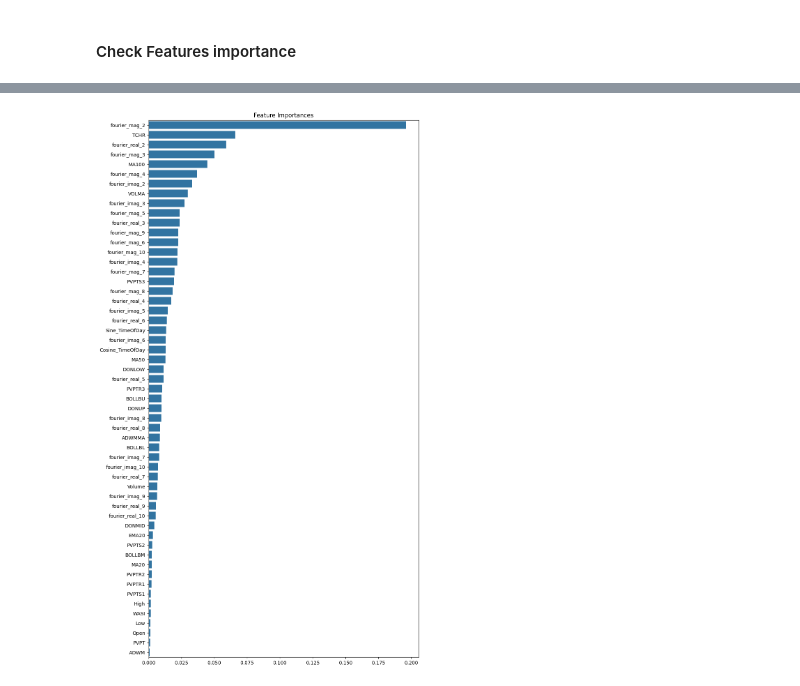
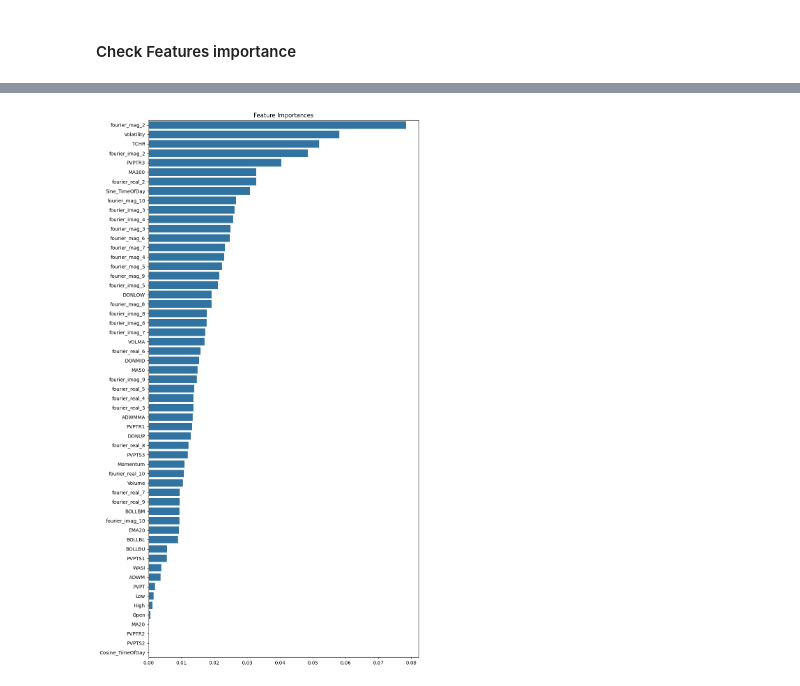
Before and after one commit to rahulpradeep4218/Uns_SPY_Trading, a Jupyter notebook: Experiments/exp9_EDA.ipynb, the cells around one changed output, grey strips where cells are left out. Cells and saved outputs as stored; diff of their text form; code cells hidden in the pictures.

Commit message:
added code for multistep transformer to predict categorical outputs

```diff
--- a/Experiments/exp9_EDA.ipynb
+++ b/Experiments/exp9_EDA.ipynb
@@ -202,6 +236,8 @@ def add_new_features_df(data):
 
     data = calculate_WASI(data)
 
+    data = compute_volatility_momentum(data, price_col='Close', vol_window=config['volatility_period'], mom_window=config['momentum_period'])
+
     volume_ma_period = config['volume_ma_period']
 
     data['VOLMA'] = talib.SMA(data['Volume'], timeperiod=volume_ma_period)
@@ -347,7 +383,7 @@ plt.show()
 # %% [output]
 [figure]
 # %%
-other_features = ['ADWM', 'ADWMMA', 'WASI', 'TCHR']
+other_features = ['ADWM', 'ADWMMA', 'WASI', 'TCHR','Volatility', 'Momentum','ADJATR']
 trading_data_transformed[other_features].hist(figsize=(12,10), bins=130, edgecolor='black')
 plt.tight_layout()
 plt.show()
@@ -422,7 +436,31 @@ feature_names = X.columns
+# %%
+
+for step in range(1, m_bars+1):
+    trading_data_transformed[f'Close_t+{step}'] = trading_data_transformed['Close'].shift(-step)
+
+trading_data_transformed.dropna(inplace=True)
+
+feature_importances = {}
+
+X = trading_data_transformed[all_features].copy()
+rscaler = RobustScaler()
+X[all_features] = rscaler.fit_transform(X[all_features])
+
+for step in range(1, m_bars+1):
+    target_col = f'Close_t+{step}'
+    y = trading_data_transformed[target_col]
+    X_train, X_test, y_train, y_test = train_test_split(X, trading_data_transformed[target_col], test_size=0.2, random_state=42)
+    xgb_model = xgb.XGBRegressor(n_estimators=200, learning_rate=0.05, random_state=42)
+    xgb_model.fit(X_train, y_train)
+    feature_importances[target_col] = xgb_model.feature_importances_
+
+avg_importance =np.mean(list(feature_importances.values()), axis=0)
+
+sorted_indices = np.argsort(avg_importance)[::-1]
 # %%
 plt.figure(figsize=(10,20))
-sns.barplot(x=importances[sorted_indices], y=np.array(all_features)[sorted_indices])
+sns.barplot(x=avg_importance[sorted_indices], y=np.array(all_features)[sorted_indices])
 plt.title("Feature Importances")
 plt.show()
 # %% [output]
-[figure, old version]
+[figure, new version]
```
Also changed, not shown: parts of 9 cells of this notebook, 6 other files.
